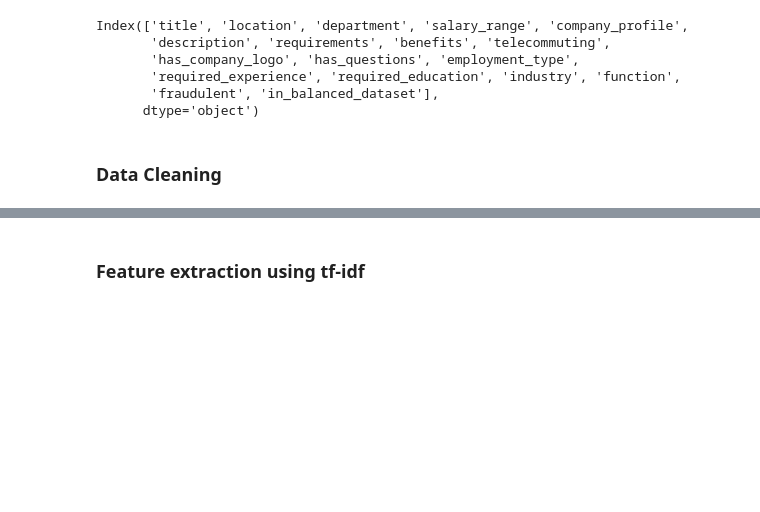
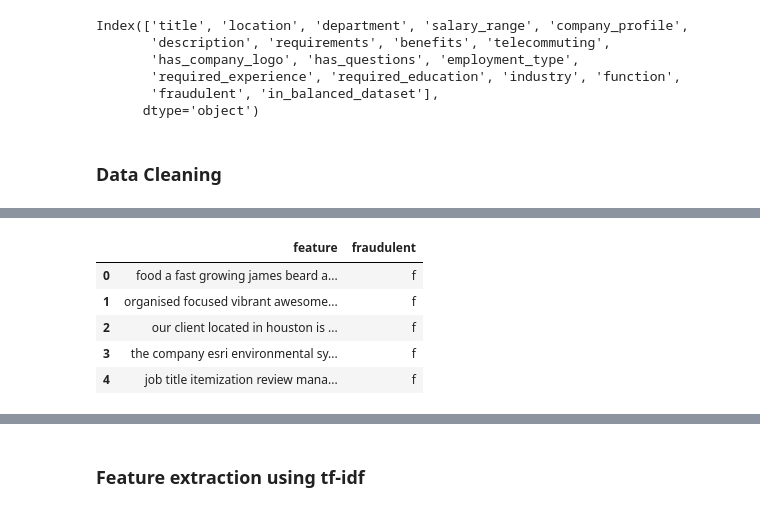
Before and after one commit to FishPain/sure-bo, a Jupyter notebook: src/ml/preprocessing.ipynb, the cells around one changed output, grey strips where cells are left out. Saved outputs shown, nothing was run; the diff lists cells and outputs as text; code cells hidden in the pictures; blank space fills up the shorter version.

```diff
--- a/src/ml/preprocessing.ipynb
+++ b/src/ml/preprocessing.ipynb
@@ -106,3 +136,16 @@ df['feature'] = df['feature'].str.replace(r'\s+', ' ')
+# %%
+def remove_non_alpha(input_text):
+    return ''.join(char if char.isalpha() or char.isspace() else ' ' for char in input_text)
+# %%
+df['feature'] = df['feature'].apply(remove_non_alpha)
+df.head(5)
+# %% [output]
+|  | feature | fraudulent |
+| 0 | food a fast growing james beard a... | f |
+| 1 | organised focused vibrant awesome... | f |
+| 2 | our client located in houston is ... | f |
+| 3 | the company esri environmental sy... | f |
+| 4 | job title itemization review mana... | f |
 # %%
 # tokenise
 df['feature'] = df['feature'].apply(lambda x: word_tokenize(x.lower()))
```
Also changed, not shown: parts of 14 cells of this notebook, 1 other file.
